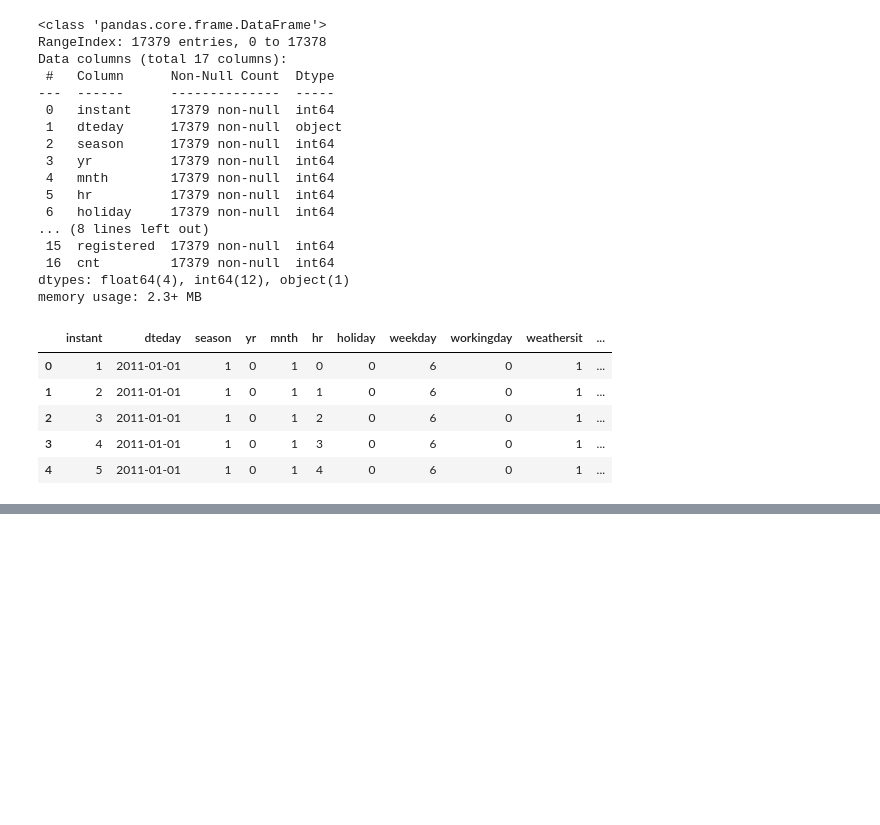
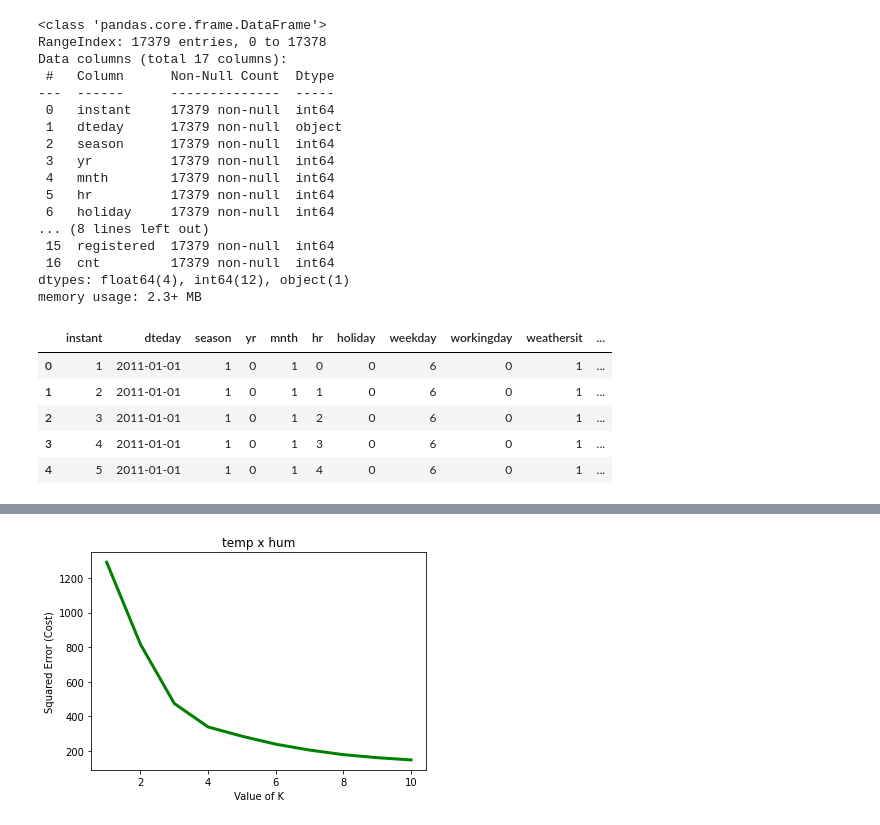
Before and after one commit to lucastsc/bike, a Jupyter notebook: bike.ipynb, the cells around one changed output, grey strips where cells are left out. Drawn from its saved outputs; the diff is of its cells as text; code cells hidden in the pictures; blank space fills up the shorter version.

```diff
--- a/bike.ipynb
+++ b/bike.ipynb
@@ -88,0 +113,4 @@ Text(0, 0.5, 'cnt')
+# %%
+elbow_method(df[['temp','hum']], 'temp x hum')
+# %% [output]
+[figure, added]
```
Also changed, not shown: parts of 4 cells of this notebook.
